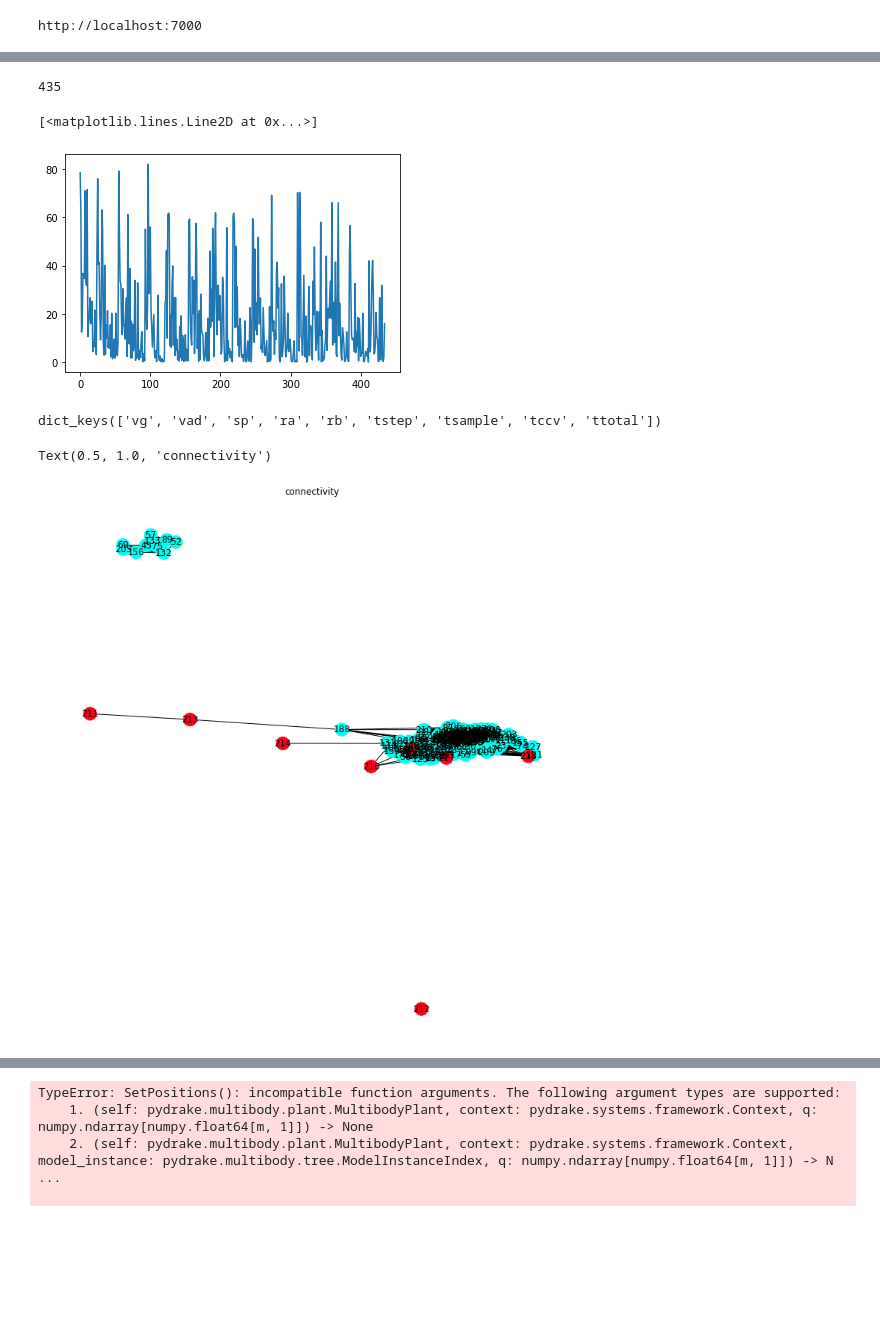
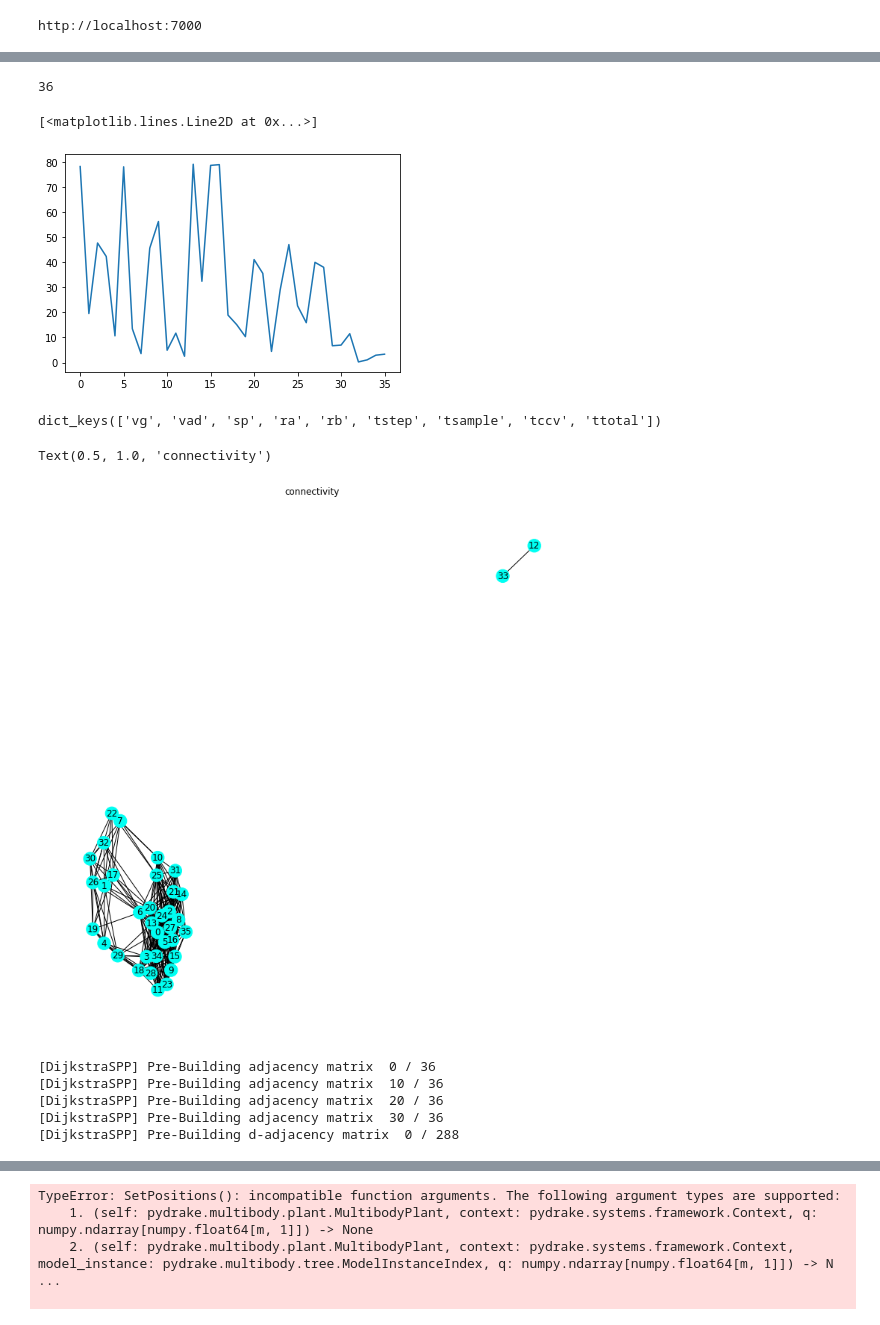
Before and after one commit to wernerpe/cvisiris_examples, a Jupyter notebook: 5dof_visualize_result.ipynb, the cells around one changed output, grey strips where cells are left out. Drawn from its saved outputs; the diff is of its cells as text; code cells hidden in the pictures; blank space fills up the shorter version.

```diff
--- a/5dof_visualize_result.ipynb
+++ b/5dof_visualize_result.ipynb
@@ -43,7 +44,7 @@ seed = 1
 np.random.seed(seed)
 
 ur = UrDiagram(num_ur = 1, weld_wrist = True, add_shelf = add_shelf,
-                 add_gripper = True)
+                 add_gripper = True, use_meshcat=True)
 meshcat = ur.meshcat
 plant = ur.plant
 diagram_context = ur.diagram.CreateDefaultContext()
@@ -193,7 +254,7 @@ def showres(qvis):
 import pickle
 import os
 
-exp_name = "experiment_5dof_ur_shelf_0_1000_0.100redu20230818072135"#"5dof_ur_naive_shelf_20230819090833_1_1_0.050_0.100" #"experiment_5dof_ur_shelf_0_1000_0.100redu20230818072135"#"5DOf_ur_20230703162006_12_1000_0.050_0.140"
+exp_name = "experiment_5dof_ur_shelf_5_1000_0.250greedy20230907132112"#"5dof_ur_naive_shelf_20230819090833_1_1_0.050_0.100" #"experiment_5dof_ur_shelf_0_1000_0.100redu20230818072135"#"5DOf_ur_20230703162006_12_1000_0.050_0.140"
 # poly_names = os.listdir("logs/"+exp_name+"/regions")
 data_chkpts = os.listdir("logs/"+exp_name+"/data")
 # poly_names.sort()
@@ -214,22 +275,22 @@ for rga, rgb in zip(d2['ra'], d2['rb']):
 
 
 poi = []
-poi.append(np.array([-0.34743, -0.92743,  0.47257,  0.02257, -0.02743]))
+#poi.append(np.array([-0.34743, -0.92743,  0.47257,  0.02257, -0.02743]))
 poi.append(np.array([-1.62743, -1.32743,  2.57257, -1.22743, -0.02743]))
 poi.append(np.array([-1.62743, -2.02743,  1.67257,  0.37257, -0.02743]))
 poi.append(np.array([-1.72743, -1.82743, -2.02743,  0.67257, -0.02743]))
 poi.append(np.array([-1.72743, -1.92743,  1.07257, -2.32743, -0.02743]))
-poi.append(np.array([-1.72743, -1.32743, -0.92743, -1.02743, -0.02743]))
-poi.append(np.array([-1.52743, -2.42743,  0.87257, -1.62743, -0.02743]))
-poi.append(np.array([-2.12743, -0.52743, -1.92743,  2.47257, -1.02743]))
+#poi.append(np.array([-1.72743, -1.32743, -0.92743, -1.02743, -0.02743]))
+#poi.append(np.array([-1.52743, -2.42743,  0.87257, -1.62743, -0.02743]))
+#poi.append(np.array([-2.12743, -0.52743, -1.92743,  2.47257, -1.02743]))
 snopt_iris_options = IrisOptions()
 snopt_iris_options.require_sample_point_is_contained = True
 snopt_iris_options.iteration_limit = 10
-snopt_iris_options.configuration_space_margin = 1.0e-3
+snopt_iris_options.configuration_space_margin = 1.2e-3
 #snopt_iris_options.max_faces_per_collision_pair = 60
 snopt_iris_options.termination_threshold = -1
 #snopt_iris_options.q_star = np.zeros(3)
-snopt_iris_options.num_collision_infeasible_samples = 19
+snopt_iris_options.num_collision_infeasible_samples = 25
 snopt_iris_options.relative_termination_threshold = 0.02
 iris_handle = partial(SNOPT_IRIS_obstacles_simple,
                       region_obstacles = [],
@@ -238,11 +299,11 @@ iris_handle = partial(SNOPT_IRIS_obstacles_simple,
                       snoptiris_options = snopt_iris_options,
                      )
 
-#regions_poi=iris_handle(poi)
+# regions_poi=iris_handle(poi)
 # with open('rpoi_shelf.pkl', 'wb') as f:
 #     ra = [r.A() for r in regions_poi]
 #     rb = [r.b() for r in regions_poi]
 #     pickle.dump([ra, rb], f)
-with open('rpoi_shelf.pkl', 'rb') as f:
-    d = pickle.load(f)
-    regions_poi = [HPolyhedron(a,b) for a,b in zip(d[0], d[1])]
+# with open('rpoi_shelf.pkl', 'rb') as f:
+#     d = pickle.load(f)
+#     regions_poi = [HPolyhedron(a,b) for a,b in zip(d[0], d[1])]
@@ -249,7 +312,7 @@ with open('rpoi_shelf.pkl', 'rb') as f:
 # %%
 len(regions)
 # %% [output]
-435
+36
 # %%
 vols = [r.MaximumVolumeInscribedEllipsoid().Volume() for r in regions]
 # %%
@@ -257,7 +320,7 @@ import matplotlib.pyplot as plt
 plt.plot(vols)
 # %% [output]
 [<matplotlib.lines.Line2D at 0x...>]
-[figure, old version]
+[figure, new version]
 # %%
 d2.keys()
 # %% [output]
@@ -266,42 +329,50 @@ dict_keys(['vg', 'vad', 'sp', 'ra', 'rb', 'tstep', 'tsample', 'tccv', 'ttotal'])
 import networkx as nx
 import matplotlib.pyplot as plt
 from visibility_utils import generate_distinct_colors
 
-regs = regions+regions_poi
+regs = regions#+regions_poi
 connectivity_graph = nx.Graph()
 for idx in range(len(regs)):
     connectivity_graph.add_node(idx)
 
 
 for idx1 in range(len(regs)):
     for idx2 in range(idx1 +1, len(regs)):
         r1 = regs[idx1]
         r2 = regs[idx2]
         if r1.IntersectsWith(r2):
             connectivity_graph.add_edge(idx1,idx2)
 
 largest_con_comp = list(list(nx.connected_components(connectivity_graph))[0])
 regions_connected_component = [regs[i] for i in largest_con_comp]
 
 fig = plt.figure(figsize=(10,10))
 hues = generate_distinct_colors(2+1)[1:]
 colors = []
-for g, h in zip([regions, regions_poi], hues):
+#for g, h in zip([regions, regions_poi], hues):
+for g, h in zip([regions], hues):
+
     colors += [h]*len(g)
 
 nx.draw_spring(connectivity_graph,
                 with_labels = True,
                 node_color = colors)
 plt.title(f"connectivity")
 # %% [output]
 Text(0.5, 1.0, 'connectivity')
-[figure, old version]
+[figure, new version]
 # %%
 def conversion_dummy(q):
     return q
 import dijkstraspp
-#dspp = dijkstraspp.DijkstraSPPsolver(regions_connected_component, conversion_dummy)
-import pickle
-with open(exp_name+"_dspp.pkl", 'rb') as f:
-    dspp = pickle.load(f)
+dspp = dijkstraspp.DijkstraSPPsolver(regions, conversion_dummy)
+# import pickle
+# with open(exp_name+"_dspp.pkl", 'rb') as f:
+#     dspp = pickle.load(f)
+# %% [output]
+[DijkstraSPP] Pre-Building adjacency matrix  0 / 36
+[DijkstraSPP] Pre-Building adjacency matrix  10 / 36
+[DijkstraSPP] Pre-Building adjacency matrix  20 / 36
+[DijkstraSPP] Pre-Building adjacency matrix  30 / 36
+[DijkstraSPP] Pre-Building d-adjacency matrix  0 / 288
 # %%
```
Also changed, not shown: parts of 13 cells of this notebook, 27 other files.
